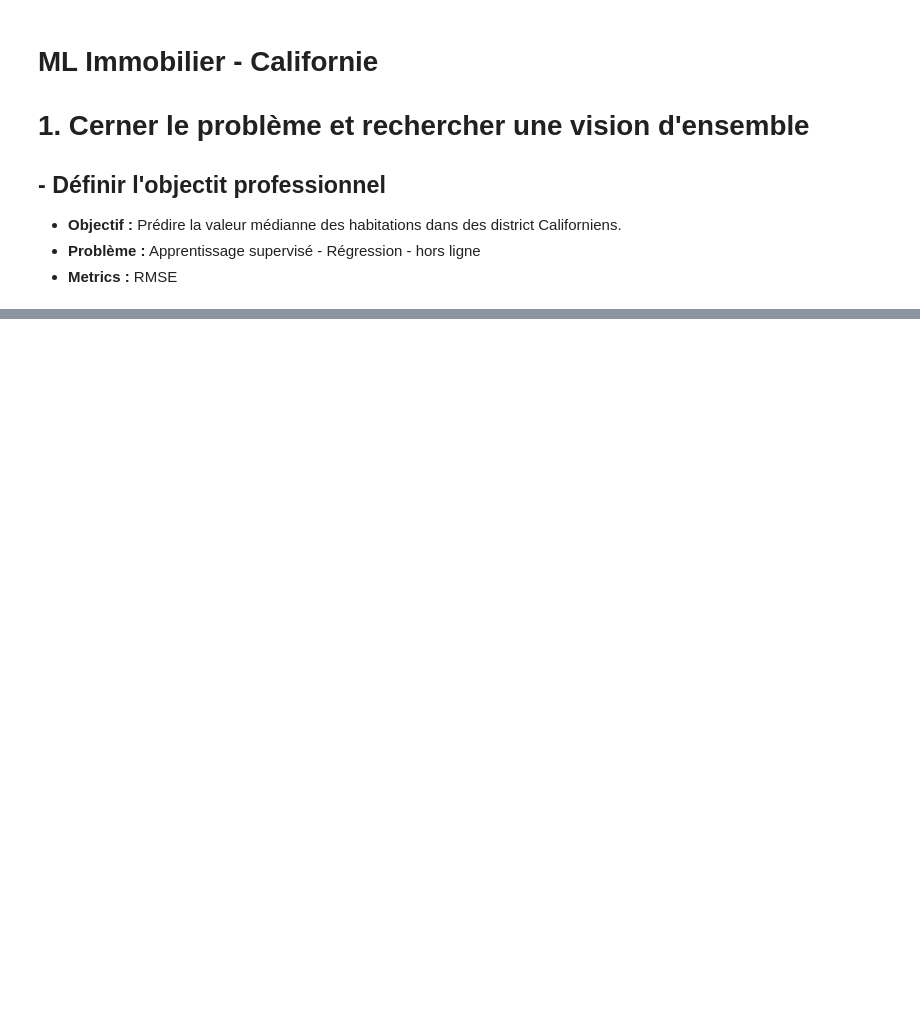
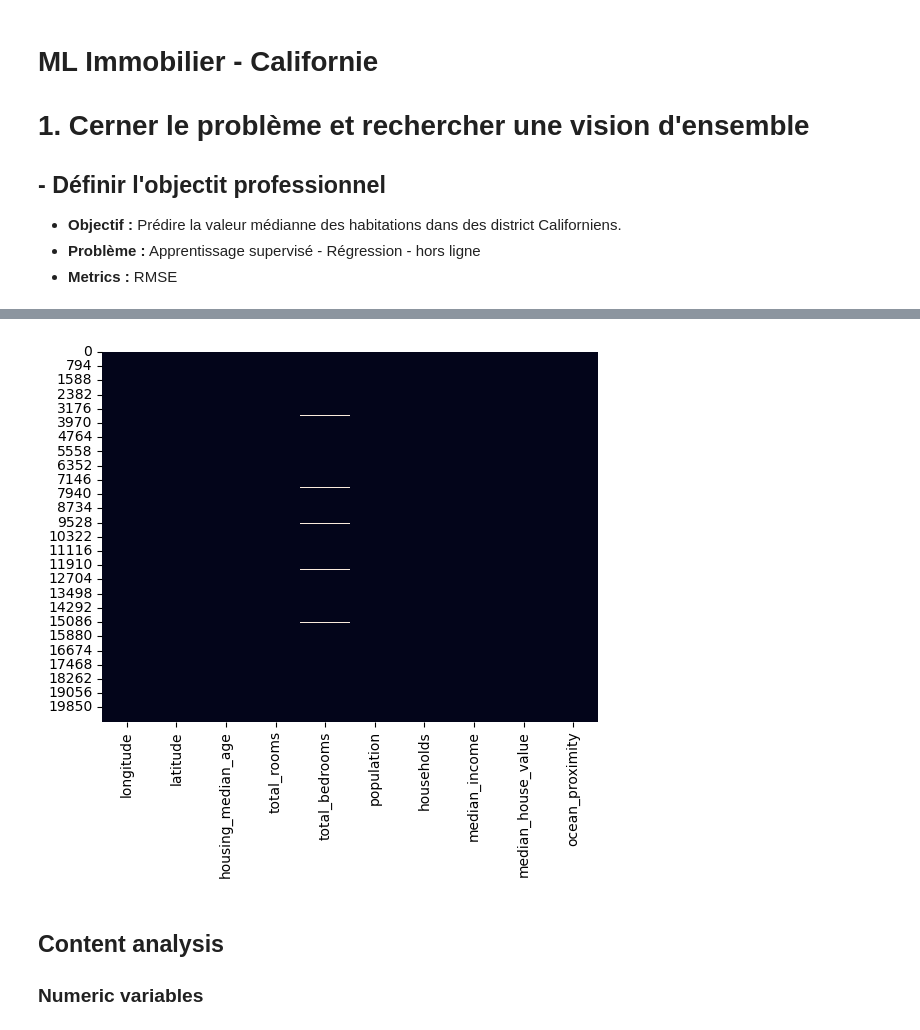
Before and after one commit to MouloudB-24/housing_californie, a Jupyter notebook: houlsing_Californie.ipynb, the cells around one changed output, grey strips where cells are left out. Cells and saved outputs as stored; diff of their text form; code cells hidden in the pictures; blank space fills up the shorter version.

Commit message:
exploratory data analysis - EDA

```diff
--- a/houlsing_Californie.ipynb
+++ b/houlsing_Californie.ipynb
@@ -25,3 +29,5 @@ def load_housing_data():
             housing_tarball.extractall(path="datasets")
 
     return pd.read_csv(Path("datasets/housing/housing.csv"))
+# %%
+housing = load_housing_data()
@@ -27,0 +63,2 @@ def load_housing_data():
+# %%
+df = housing.copy()
@@ -27,0 +95,7 @@ def load_housing_data():
+# %%
+sns.heatmap(df.isna(), cbar=False);
+# %% [output]
+[figure, added]
+# %% [markdown]
+## Content analysis
+### Numeric variables
```
Also changed, not shown: parts of 33 cells of this notebook, 2 other files.
